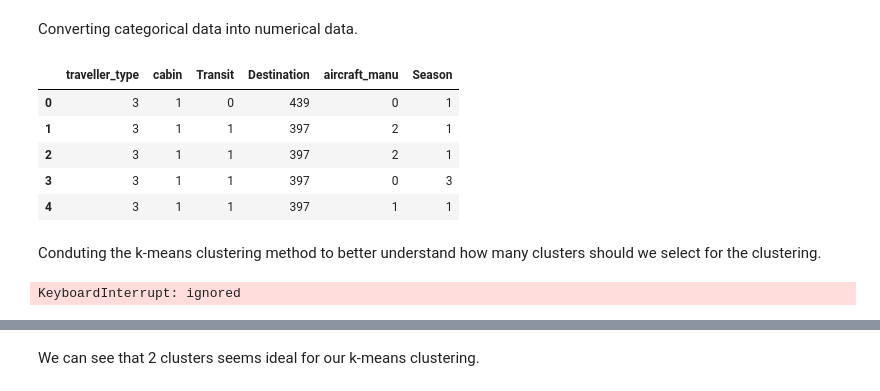
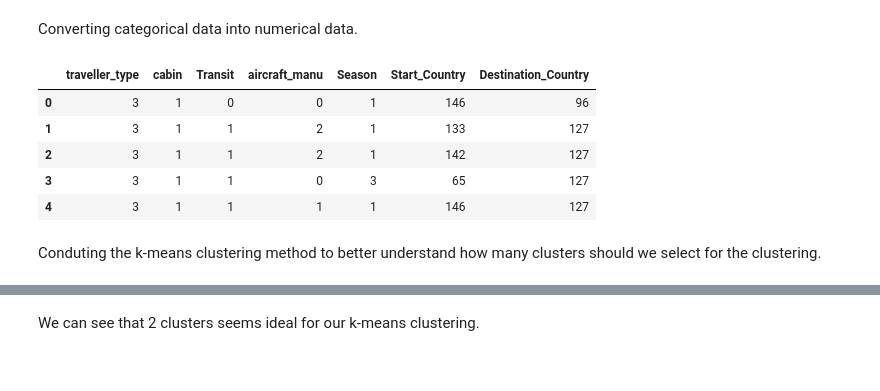
Before and after one commit to pullz6/Airline_Study, a Jupyter notebook: Airline_Reviews.ipynb, the cells around one changed output, grey strips where cells are left out. Drawn from its saved outputs; the diff is of its cells as text; code cells hidden in the pictures.

```diff
--- a/Airline_Reviews.ipynb
+++ b/Airline_Reviews.ipynb
@@ -70,6 +49,7 @@ airline['Start'] = airline_1['fips']
 airline['row'] = airline_1['row']
 airline['Transit'] = airline['row'].str.contains('via')
 airline['Destination'] = airline['row'].str.split(' ').str[-1]
+airline['Destination']  = airline['Destination'] .str.replace(r'\W', '')
 airline.drop('row',inplace=True,axis=1)
 # %% [markdown]
 Creating an attribute for the type of aircraft that a passenger is flying in.
@@ -187,2 +88,0 @@ print(country_holder)
-# %%
-airline['start_country'] = country_holder
@@ -335,0 +201,30 @@ Text(0.5, 1.0, 'Quadrant Analysis on Popular Airlines')
+# %%
+def find_country(x):
+  country = 'Unknown'
+  if len(x) == 3:
+    country_index = airports[airports['IATA Code']==x]['Country']
+    country_index = country_index.to_list()
+    country = "".join(country_index)
+  elif len(x) == 4:
+    country_index = airports[airports['ICAO Code']==x]['Country']
+    country_index = country_index.to_list()
+    country = "".join(country_index)
+  else:
+    country_index = airports[airports['Airport Name'].str.contains(x)]['Country']
+    country_index = country_index.to_list()
+    if len(country_index) > 1:
+      country_index = country_index[0]
+    elif len(country_index) == 0:
+      country_index = airports[airports['City/Town'].str.contains(x)]['Country']
+      country_index = country_index.to_list()
+      if len(country_index) > 1:
+        country_index = country_index[0]
+    country = "".join(country_index)
+    if len(country) == 0:
+      country = 'Unknown'
+  return country
+
+airline['Start'] = airline['Start'].astype('str')
+airline['Start_Country'] = airline['Start'].apply(find_country)
+airline['Destination'] = airline['Destination'].astype('str')
+airline['Destination_Country'] = airline['Destination'].apply(find_country)
@@ -356,5 +284,5 @@ plt.show()
 Preparing a dataset copy for K-means clustering analysis.
 # %%
 x_knn_copy = airline.copy()
-x_knn_copy.drop(['customer_review', 'aircraft','date_flown','route','airline','Start','seat_comfort','cabin_service','food_bev','entertainment','ground_service','recommended','Verified','month','overall','value_for_money'], axis=1, inplace=True)
+x_knn_copy.drop(['customer_review', 'aircraft','date_flown','route','airline','Start','seat_comfort','cabin_service','food_bev','entertainment','ground_service','recommended','Verified','month','overall','value_for_money','Destination'], axis=1, inplace=True)
 #x_knn_copy.drop(['customer_review', 'aircraft','date_flown','route','airline','Start','Destination','recommended','Verified'], axis=1, inplace=True)
@@ -363,45 +307,31 @@ Converting categorical data into numerical data.
 # %%
 #Since there is not much difference between the numerical ratings between the data points there is no need to include a minmaxscaling method.
 
 le = LabelEncoder()
 y = x_knn_copy['traveller_type']
 z= x_knn_copy['cabin']
 x_knn_copy['traveller_type'] = le.fit_transform(x_knn_copy['traveller_type'])
 y = le.transform(y)
 x_knn_copy['cabin'] = le.fit_transform(x_knn_copy['cabin'])
 z = le.transform(z)
 p = x_knn_copy['Season']
 x_knn_copy['Season'] = le.fit_transform(x_knn_copy['Season'])
 p = le.transform(p)
-r = x_knn_copy['Destination']
-x_knn_copy['Destination'] = le.fit_transform(x_knn_copy['Destination'])
+r = x_knn_copy['Start_Country']
+x_knn_copy['Start_Country'] = le.fit_transform(x_knn_copy['Start_Country'])
 r = le.transform(r)
+s = x_knn_copy['Destination_Country']
+x_knn_copy['Destination_Country'] = le.fit_transform(x_knn_copy['Destination_Country'])
+s = le.transform(s)
 x_knn_copy['Transit']=le.fit_transform(x_knn_copy['Transit'])
 x_knn_copy['aircraft_manu']=le.fit_transform(x_knn_copy['aircraft_manu'])
 x_knn_copy.head()
 # %% [output]
-|  | traveller_type | cabin | Transit | Destination | aircraft_manu | Season |
-| 0 | 3 | 1 | 0 | 439 | 0 | 1 |
-| 1 | 3 | 1 | 1 | 397 | 2 | 1 |
-| 2 | 3 | 1 | 1 | 397 | 2 | 1 |
-| 3 | 3 | 1 | 1 | 397 | 0 | 3 |
-| 4 | 3 | 1 | 1 | 397 | 1 | 1 |
+|  | traveller_type | cabin | Transit | aircraft_manu | Season | Start_Country | Destination_Country |
+| 0 | 3 | 1 | 0 | 0 | 1 | 146 | 96 |
+| 1 | 3 | 1 | 1 | 2 | 1 | 133 | 127 |
+| 2 | 3 | 1 | 1 | 2 | 1 | 142 | 127 |
+| 3 | 3 | 1 | 1 | 0 | 3 | 65 | 127 |
+| 4 | 3 | 1 | 1 | 1 | 1 | 146 | 127 |
 # %% [markdown]
 Conduting the k-means clustering method to better understand how many clusters should we select for the clustering.
-# %%
-from sklearn.cluster import KMeans
-from sklearn.metrics import silhouette_score
-from sklearn.mixture import GaussianMixture
-clusters = []
-ss = []
-
-#Calculate all the sum of within-cluster variance for n_clusters from 2 to 14
-
-for i in range(2,15):
-    gmm = GaussianMixture(n_components = i)
-    labels = gmm.fit(x_knn_copy)
-    labels = gmm.predict(x_knn_copy)
-    clusters.append(labels[0])
-    ss.append(silhouette_score(x_knn_copy, labels, metric='euclidean'))
-# %% [output]
-KeyboardInterrupt: ignored
```
Also changed, not shown: parts of 52 cells of this notebook.
